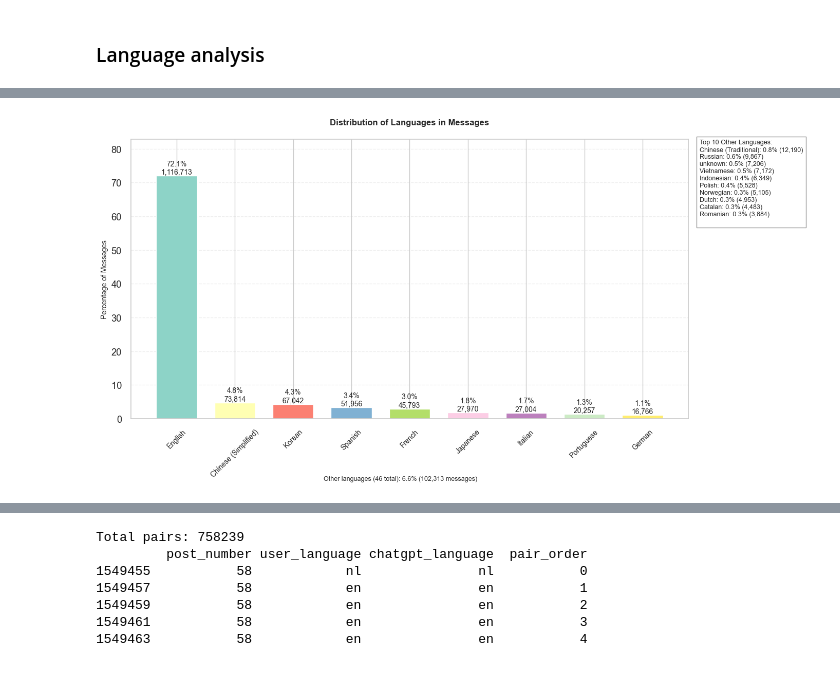
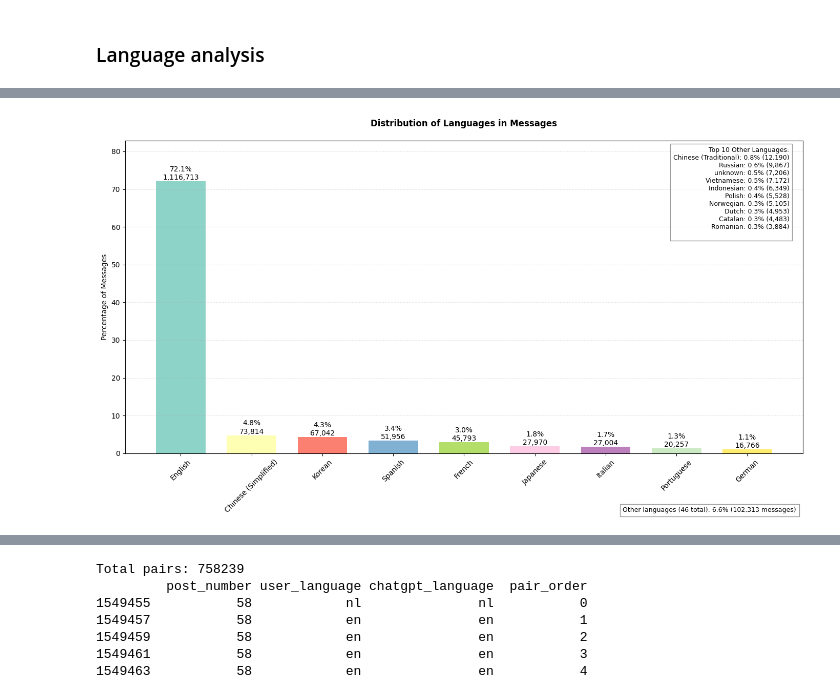
Before and after one commit to Fybex/chatgpt-conversations-analysis, a Jupyter notebook: 2_eda.ipynb, the cells around one changed output, grey strips where cells are left out. Drawn from its saved outputs; the diff is of its cells as text; code cells hidden in the pictures.

Commit message:
code cleaning & plots beautifying

```diff
--- a/2_eda.ipynb
+++ b/2_eda.ipynb
@@ -241,66 +344,91 @@ df_expanded.sample(10)
 # %%
 import pycountry
 
+
 def get_country_name(code):
-    if code == 'zh-cn':
-        return 'Chinese (Simplified)'
-    elif code == 'zh-tw':
-        return 'Chinese (Traditional)'
+    if code == "zh-cn":
+        return "Chinese (Simplified)"
+    elif code == "zh-tw":
+        return "Chinese (Traditional)"
     country_info = pycountry.languages.get(alpha_2=code)
     return country_info.name if country_info else code
 
+
 def plot_language_distribution(df, threshold_percent=2):
-    language_counts = df['language'].value_counts()
+    language_counts = df["language"].value_counts()
     total_messages = len(df)
 
     percentages = (language_counts / total_messages) * 100
     percentages_sorted = percentages.sort_values(ascending=False)
     main_languages = percentages_sorted[percentages_sorted >= threshold_percent]
     other_languages = percentages_sorted[percentages_sorted < threshold_percent]
 
     plt.figure(figsize=(14, 8))
 
     main_ax = plt.gca()
-    main_ax.bar(range(len(main_languages)),
-                main_languages,
-                color=plt.cm.Set3(np.linspace(0, 1, len(main_languages))),
-                width=0.7)
+    main_ax.bar(
+        range(len(main_languages)),
+        main_languages,
+        color=plt.cm.Set3(np.linspace(0, 1, len(main_languages))),
+        width=0.7,
+    )
 
     for i, v in enumerate(main_languages):
         count = int(v * total_messages / 100)
-        main_ax.text(i, v, f'{v:.1f}%\n{count:,}',
-                    ha='center', va='bottom', fontsize=10)
+        main_ax.text(
+            i, v, f"{v:.1f}%\n{count:,}", ha="center", va="bottom", fontsize=10
+        )
 
     main_ax.set_xticks(range(len(main_languages)))
-    main_ax.set_xticklabels([get_country_name(lang) for lang in main_languages.index], rotation=45, fontsize=10)
-    main_ax.set_ylabel('Percentage of Messages', fontsize=10)
+    main_ax.set_xticklabels(
+        [get_country_name(lang) for lang in main_languages.index],
+        rotation=45,
+        fontsize=10,
+    )
+    main_ax.set_ylabel("Percentage of Messages", fontsize=10)
     main_ax.set_ylim(0, max(main_languages) * 1.15)
 
-    main_ax.set_title('Distribution of Languages in Messages',
-                      pad=20, size=12, weight='bold')
+    main_ax.set_title(
+        "Distribution of Languages in Messages", pad=20, size=12, weight="bold"
+    )
 
-    main_ax.grid(axis='y', linestyle='--', alpha=0.3)
+    main_ax.grid(axis="y", linestyle="--", alpha=0.3)
 
     other_pct = other_languages.sum()
     other_count = int(other_pct * total_messages / 100)
 
     top_10_text = "Top 10 Other Languages:\n"
     for lang, pct in other_languages[:10].items():
         count = int(pct * total_messages / 100)
         top_10_text += f"{get_country_name(lang)}: {pct:.1f}% ({count:,})\n"
 
-    main_ax.text(1.02, 1.0, top_10_text,
-                 transform=main_ax.transAxes,
-                 bbox=dict(facecolor='white', edgecolor='gray', alpha=0.8),
-                 fontsize=9,
-                 verticalalignment='top')
+    main_ax.text(
+        0.98,
+        0.98,
+        top_10_text,
+        transform=main_ax.transAxes,
+        bbox=dict(facecolor="white", edgecolor="gray", alpha=0.8),
+        fontsize=9,
+        verticalalignment="top",
+        horizontalalignment="right",
+    )
 
-    summary_text = f'Other languages ({len(other_languages)} total): {other_pct:.1f}% ({other_count:,} messages)'
-    plt.figtext(0.5, 0.05, summary_text, ha='center', fontsize=9)
-    plt.subplots_adjust(bottom=0.2)
+    summary_text = f"Other languages ({len(other_languages)} total): {other_pct:.1f}% ({other_count:,} messages)"
+    plt.figtext(
+        0.98,
+        0.02,
+        summary_text,
+        ha="right",
+        va="bottom",
+        fontsize=9,
+        bbox=dict(facecolor="white", edgecolor="gray", alpha=0.8),
+    )
+
+    plt.tight_layout()
     plt.show()
 
+
 plot_language_distribution(df_expanded, threshold_percent=1)
 # %% [output]
-[figure, old version]
+[figure, new version]
 # %%
```
Also changed, not shown: parts of 53 cells of this notebook.
